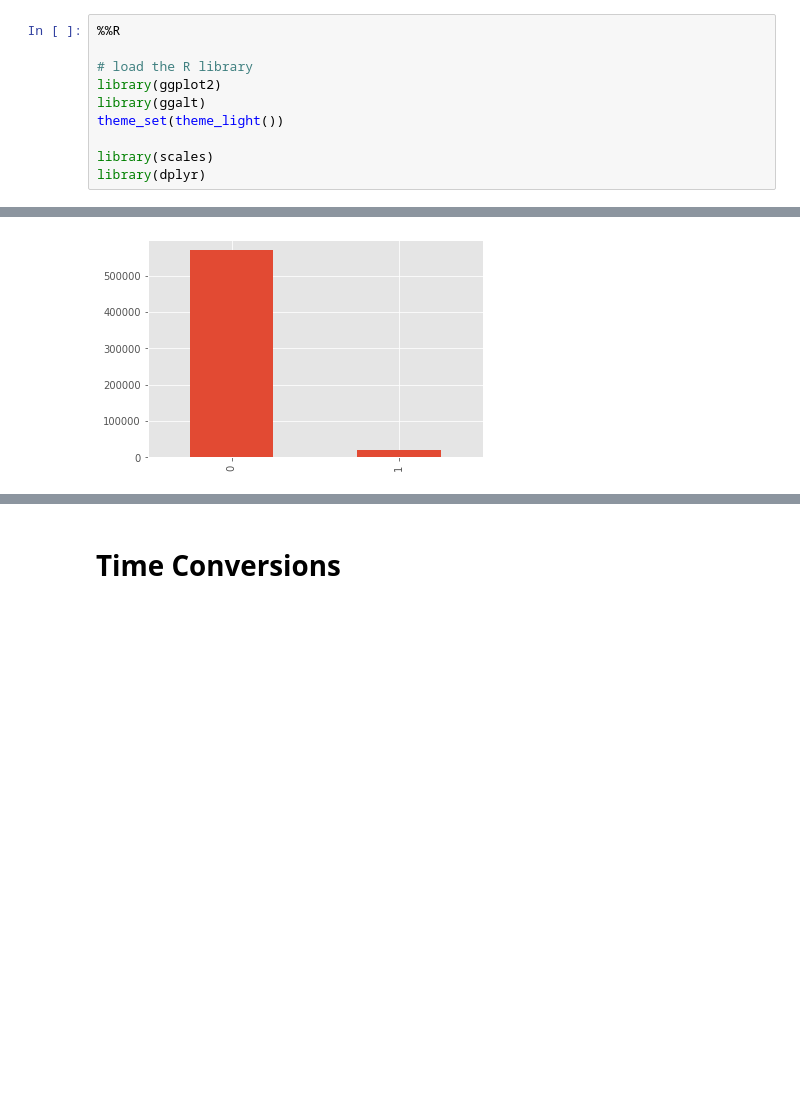
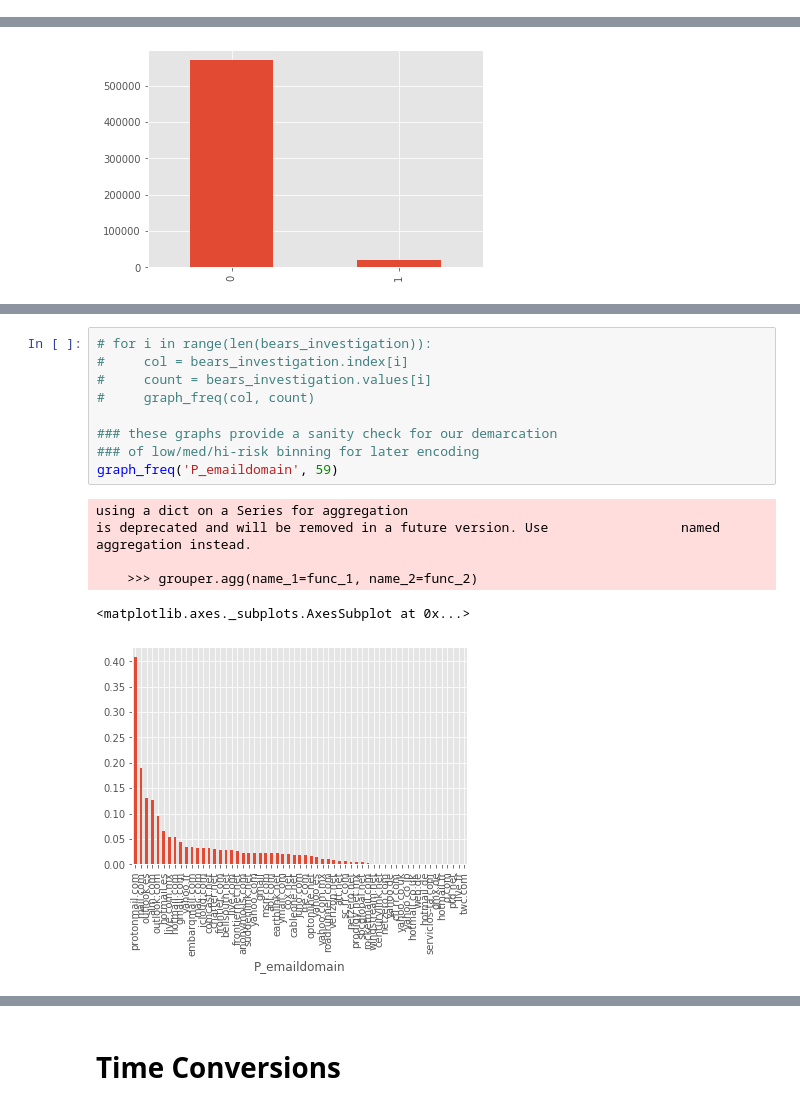
Before and after one commit to colrais/ieee_fraud_detection, a Jupyter notebook: vesta_EDA.ipynb, the cells around one changed output, grey strips where cells are left out. Drawn from its saved outputs; the diff is of its cells as text; blank space fills up the shorter version.

Commit message:
added EDA plots ran baseline model

```diff
--- a/vesta_EDA.ipynb
+++ b/vesta_EDA.ipynb
@@ -40,10 +30,0 @@ pandas2ri.activate()
-# %%
-%%R
-
-# load the R library
-library(ggplot2)
-library(ggalt)
-theme_set(theme_light())
-
-library(scales)
-library(dplyr)
@@ -161,0 +170,16 @@ raw_corr.iloc[1:2, :]
+# %%
+# for i in range(len(bears_investigation)):
+#     col = bears_investigation.index[i]
+#     count = bears_investigation.values[i]
+#     graph_freq(col, count)
+
+### these graphs provide a sanity check for our demarcation
+### of low/med/hi-risk binning for later encoding
+graph_freq('P_emaildomain', 59)
+# %% [output]
+using a dict on a Series for aggregation
+is deprecated and will be removed in a future version. Use                 named aggregation instead.
+
+    >>> grouper.agg(name_1=func_1, name_2=func_2)
+<matplotlib.axes._subplots.AxesSubplot at 0x...>
+[figure, added]
```
Also changed, not shown: parts of 36 cells of this notebook, 2 other files.
